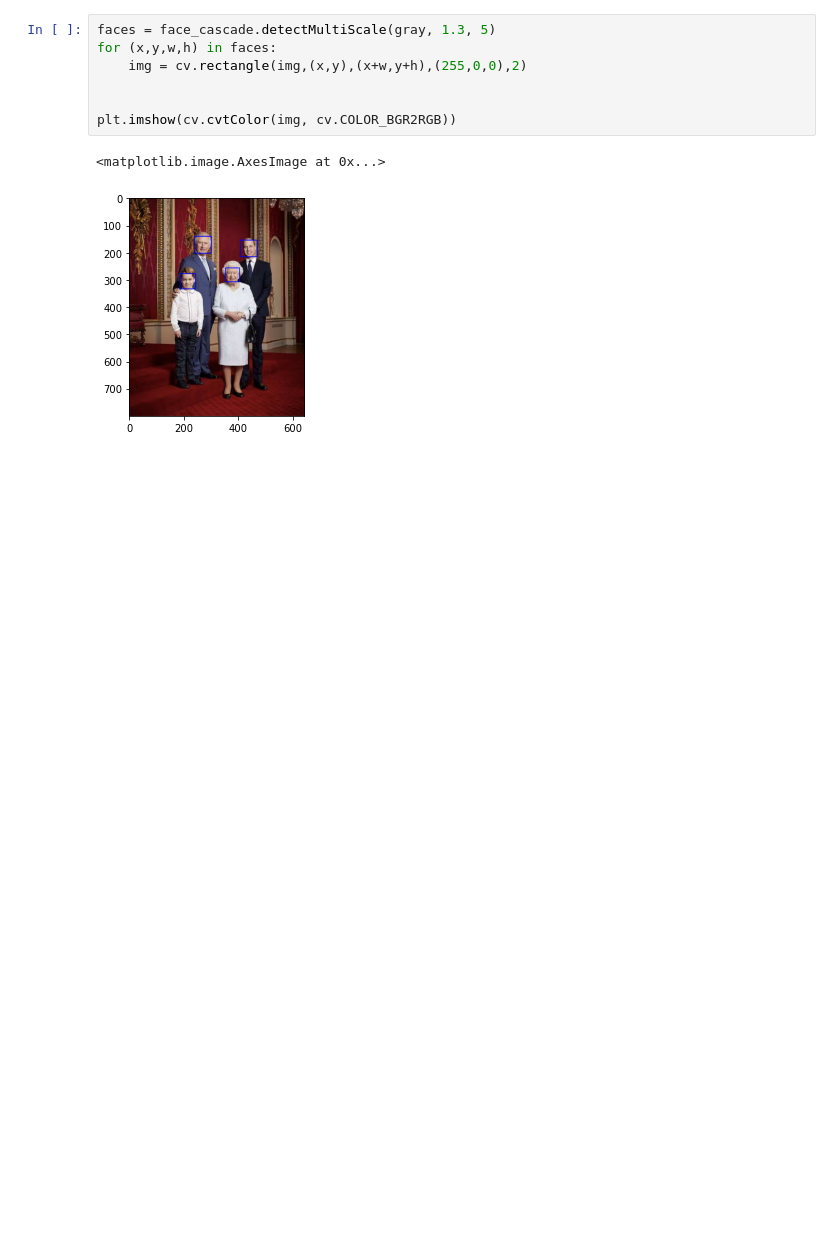
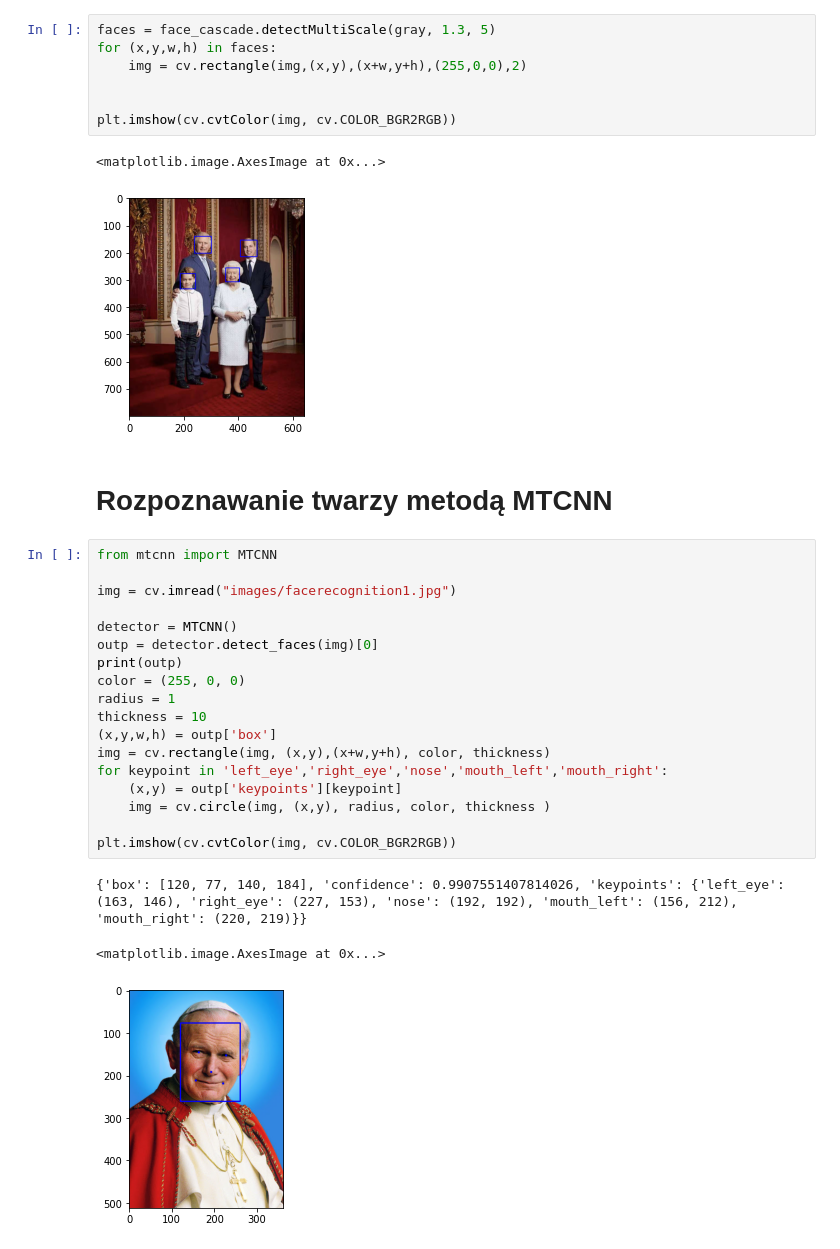
Before and after one commit to kbieniasz/MROiPUM-tutorial-5, a Jupyter notebook: Face_recognition.ipynb, the cells around one changed output. Drawn from its saved outputs; the diff is of its cells as text; blank space fills up the shorter version.

Commit message:
MTCNN

```diff
--- a/Face_recognition.ipynb
+++ b/Face_recognition.ipynb
@@ -104,3 +104,27 @@ plt.imshow(cv.cvtColor(img, cv.COLOR_BGR2RGB))
 # %% [output]
 <matplotlib.image.AxesImage at 0x...>
 [figure]
+# %% [markdown]
+# Rozpoznawanie twarzy metodą MTCNN
+# %%
+from mtcnn import MTCNN
+
+img = cv.imread("images/facerecognition1.jpg")
+
+detector = MTCNN()
+outp = detector.detect_faces(img)[0]
+print(outp)
+color = (255, 0, 0)
+radius = 1
+thickness = 10
+(x,y,w,h) = outp['box']
+img = cv.rectangle(img, (x,y),(x+w,y+h), color, thickness)
+for keypoint in 'left_eye','right_eye','nose','mouth_left','mouth_right':
+    (x,y) = outp['keypoints'][keypoint]
+    img = cv.circle(img, (x,y), radius, color, thickness )
+
+plt.imshow(cv.cvtColor(img, cv.COLOR_BGR2RGB))
+# %% [output]
+{'box': [120, 77, 140, 184], 'confidence': 0.9907551407814026, 'keypoints': {'left_eye': (163, 146), 'right_eye': (227, 153), 'nose': (192, 192), 'mouth_left': (156, 212), 'mouth_right': (220, 219)}}
+<matplotlib.image.AxesImage at 0x...>
+[figure, added]
```
Also changed, not shown: parts of 1 cell of this notebook.
